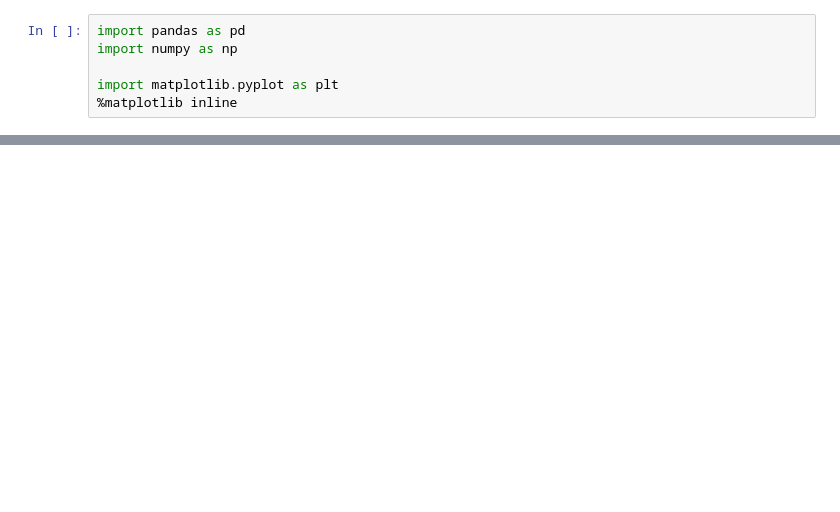
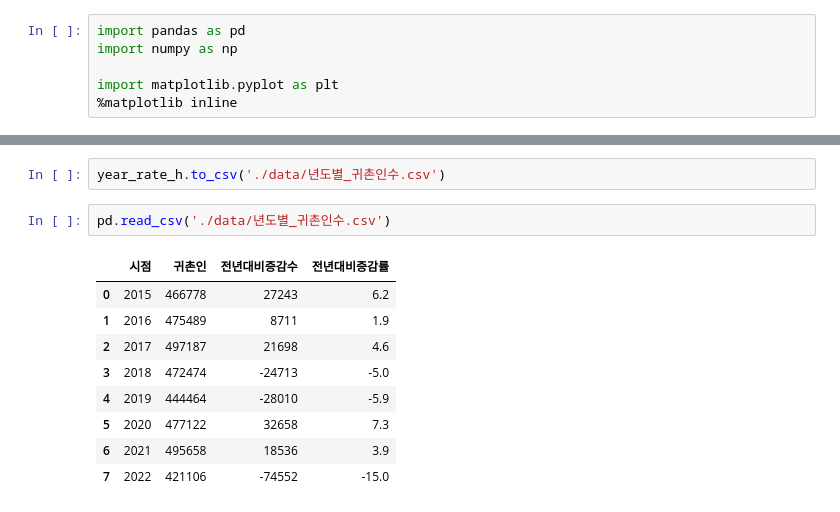
Before and after one commit to Aphian/data_science, a Jupyter notebook: 2_귀농_귀촌_연도별_증감률.ipynb, the cells around one changed output, grey strips where cells are left out. Saved outputs shown, nothing was run; the diff lists cells and outputs as text; blank space fills up the shorter version.

```diff
--- a/2_귀농_귀촌_연도별_증감률.ipynb
+++ b/2_귀농_귀촌_연도별_증감률.ipynb
@@ -80,0 +61,14 @@ year_rate_f
+# %%
+year_rate_h.to_csv('./data/년도별_귀촌인수.csv')
+# %%
+pd.read_csv('./data/년도별_귀촌인수.csv')
+# %% [output]
+|  | 시점 | 귀촌인 | 전년대비증감수 | 전년대비증감률 |
+| 0 | 2015 | 466778 | 27243 | 6.2 |
+| 1 | 2016 | 475489 | 8711 | 1.9 |
+| 2 | 2017 | 497187 | 21698 | 4.6 |
+| 3 | 2018 | 472474 | -24713 | -5.0 |
+| 4 | 2019 | 444464 | -28010 | -5.9 |
+| 5 | 2020 | 477122 | 32658 | 7.3 |
+| 6 | 2021 | 495658 | 18536 | 3.9 |
+| 7 | 2022 | 421106 | -74552 | -15.0 |
```
Also changed, not shown: parts of 13 cells of this notebook, 10 other files.
